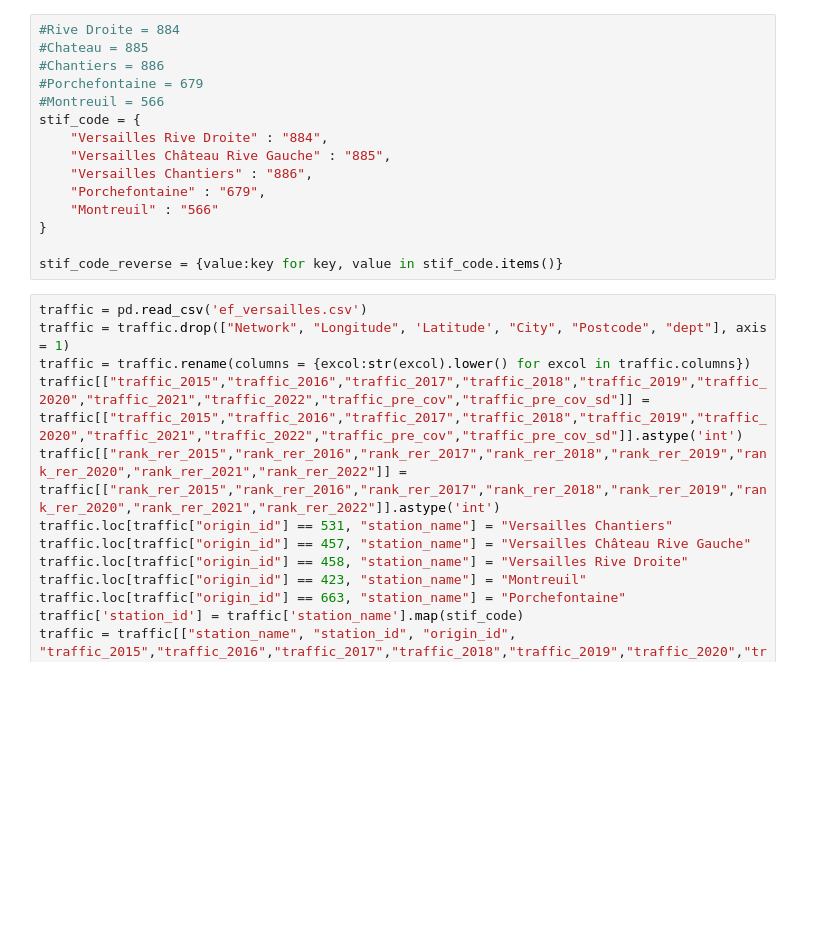
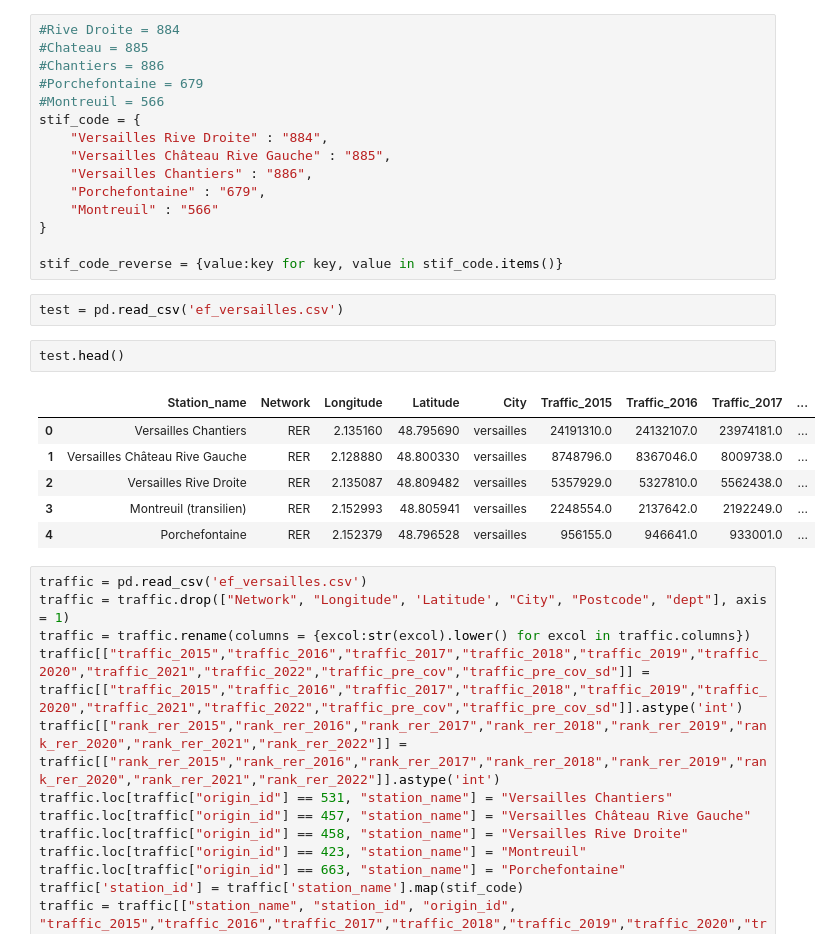
Before and after one commit to lucas-lfp/even-flow__railway-traffic-dashboard, a Jupyter notebook: ef_versailles.ipynb, the cells around one changed output. Cells and saved outputs as stored; diff of their text form; blank space fills up the shorter version.

```diff
--- a/ef_versailles.ipynb
+++ b/ef_versailles.ipynb
@@ -17,6 +17,17 @@ stif_code = {
 }
 
 stif_code_reverse = {value:key for key, value in stif_code.items()}
+# %%
+test = pd.read_csv('ef_versailles.csv')
+# %%
+test.head()
+# %% [output]
+|  | Station_name | Network | Longitude | Latitude | City | Traffic_2015 | Traffic_2016 | Traffic_2017 | ... |
+| 0 | Versailles Chantiers | RER | 2.135160 | 48.795690 | versailles | 24191310.0 | 24132107.0 | 23974181.0 | ... |
+| 1 | Versailles Château Rive Gauche | RER | 2.128880 | 48.800330 | versailles | 8748796.0 | 8367046.0 | 8009738.0 | ... |
+| 2 | Versailles Rive Droite | RER | 2.135087 | 48.809482 | versailles | 5357929.0 | 5327810.0 | 5562438.0 | ... |
+| 3 | Montreuil (transilien) | RER | 2.152993 | 48.805941 | versailles | 2248554.0 | 2137642.0 | 2192249.0 | ... |
+| 4 | Porchefontaine | RER | 2.152379 | 48.796528 | versailles | 956155.0 | 946641.0 | 933001.0 | ... |
 # %%
 traffic = pd.read_csv('ef_versailles.csv')
 traffic = traffic.drop(["Network", "Longitude", 'Latitude', "City", "Postcode", "dept"], axis = 1)
```
Also changed, not shown: parts of 1 cell of this notebook.
